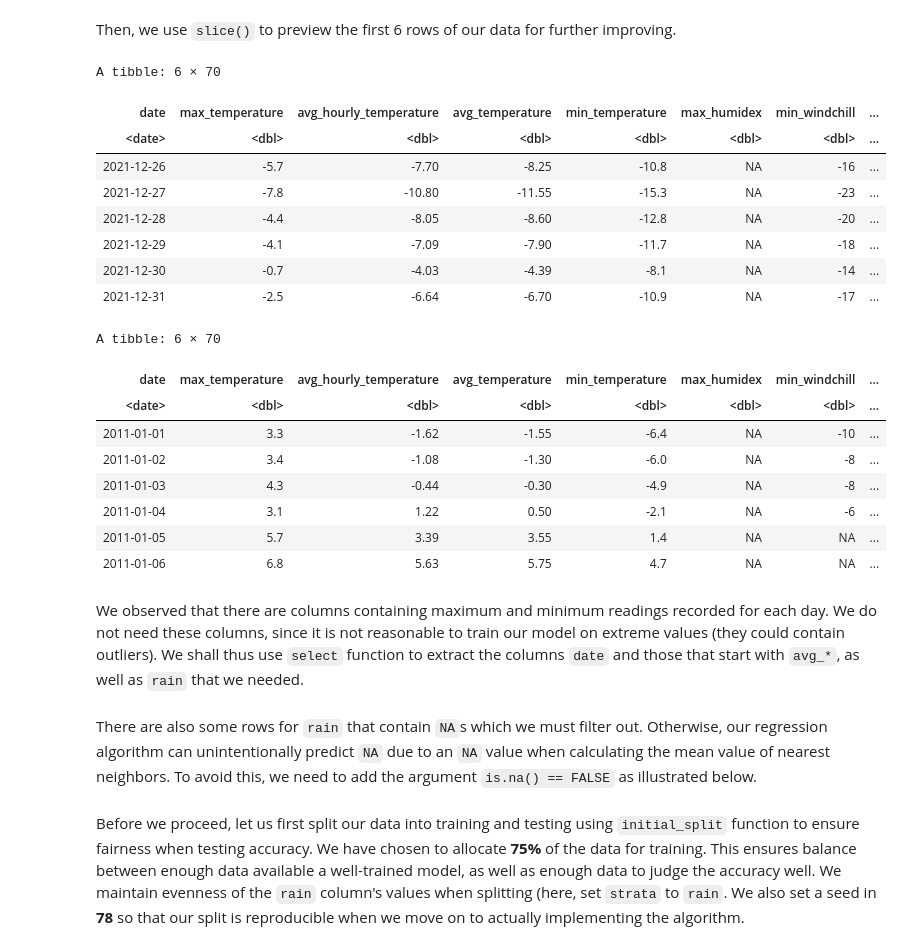
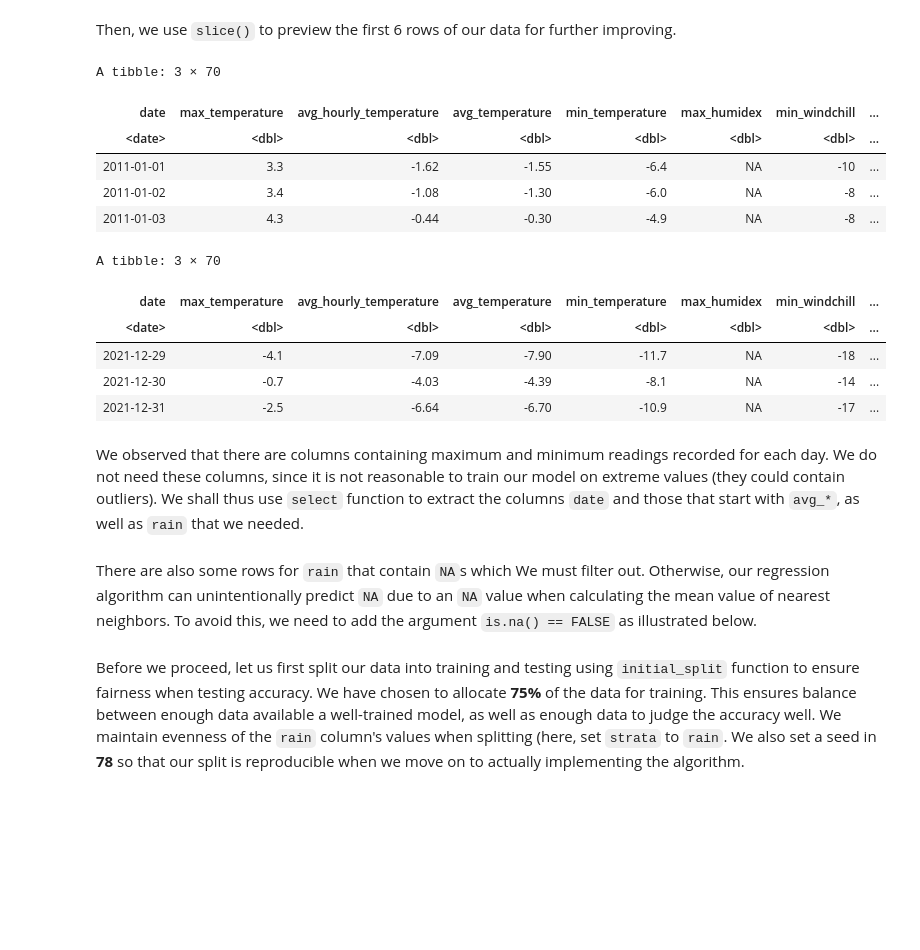
Before and after one commit to taimagher/Weather-Stats-Report, a Jupyter notebook: group78_report.ipynb, the cells around one changed output. Drawn from its saved outputs; the diff is of its cells as text; code cells hidden in the pictures; blank space fills up the shorter version.

```diff
--- a/group78_report.ipynb
+++ b/group78_report.ipynb
@@ -53,35 +53,29 @@ time  (2): sunrise, sunset
 ℹ Specify the column types or set `show_col_types = FALSE` to quiet this message.
 # %% [markdown]
 Then, we use `slice()` to preview the first 6 rows of our data for further improving.
-# %%
-weather |> tail(6)
-weather |> head(6)
-# %% [output]
-A tibble: 6 × 70
-| date | max_temperature | avg_hourly_temperature | avg_temperature | min_temperature | max_humidex | min_windchill | ... |
-| <date> | <dbl> | <dbl> | <dbl> | <dbl> | <dbl> | <dbl> | ... |
-| 2021-12-26 | -5.7 | -7.70 | -8.25 | -10.8 | NA | -16 | ... |
-| 2021-12-27 | -7.8 | -10.80 | -11.55 | -15.3 | NA | -23 | ... |
-| 2021-12-28 | -4.4 | -8.05 | -8.60 | -12.8 | NA | -20 | ... |
-| 2021-12-29 | -4.1 | -7.09 | -7.90 | -11.7 | NA | -18 | ... |
-| 2021-12-30 | -0.7 | -4.03 | -4.39 | -8.1 | NA | -14 | ... |
-| 2021-12-31 | -2.5 | -6.64 | -6.70 | -10.9 | NA | -17 | ... |
-A tibble: 6 × 70
-| date | max_temperature | avg_hourly_temperature | avg_temperature | min_temperature | max_humidex | min_windchill | ... |
-| <date> | <dbl> | <dbl> | <dbl> | <dbl> | <dbl> | <dbl> | ... |
-| 2011-01-01 | 3.3 | -1.62 | -1.55 | -6.4 | NA | -10 | ... |
-| 2011-01-02 | 3.4 | -1.08 | -1.30 | -6.0 | NA | -8 | ... |
-| 2011-01-03 | 4.3 | -0.44 | -0.30 | -4.9 | NA | -8 | ... |
-| 2011-01-04 | 3.1 | 1.22 | 0.50 | -2.1 | NA | -6 | ... |
-| 2011-01-05 | 5.7 | 3.39 | 3.55 | 1.4 | NA | NA | ... |
-| 2011-01-06 | 6.8 | 5.63 | 5.75 | 4.7 | NA | NA | ... |
+# %%
+weather |> head(3)
+weather |> tail(3)
+# %% [output]
+A tibble: 3 × 70
+| date | max_temperature | avg_hourly_temperature | avg_temperature | min_temperature | max_humidex | min_windchill | ... |
+| <date> | <dbl> | <dbl> | <dbl> | <dbl> | <dbl> | <dbl> | ... |
+| 2011-01-01 | 3.3 | -1.62 | -1.55 | -6.4 | NA | -10 | ... |
+| 2011-01-02 | 3.4 | -1.08 | -1.30 | -6.0 | NA | -8 | ... |
+| 2011-01-03 | 4.3 | -0.44 | -0.30 | -4.9 | NA | -8 | ... |
+A tibble: 3 × 70
+| date | max_temperature | avg_hourly_temperature | avg_temperature | min_temperature | max_humidex | min_windchill | ... |
+| <date> | <dbl> | <dbl> | <dbl> | <dbl> | <dbl> | <dbl> | ... |
+| 2021-12-29 | -4.1 | -7.09 | -7.90 | -11.7 | NA | -18 | ... |
+| 2021-12-30 | -0.7 | -4.03 | -4.39 | -8.1 | NA | -14 | ... |
+| 2021-12-31 | -2.5 | -6.64 | -6.70 | -10.9 | NA | -17 | ... |
 # %% [markdown]
 We observed that there are columns containing maximum and minimum readings recorded for each day. We do not need these columns, since it is not reasonable to train our model on extreme values (they could contain outliers). We shall thus use `select` function to extract the columns `date` and those that start with `avg_*`, as well as `rain` that we needed.
 # %%
 selected_rain_data <- weather |>
                     select(date, starts_with('avg'), rain)
 # %% [markdown]
-There are also some rows for `rain` that contain `NA`s which we must filter out. Otherwise, our regression algorithm can unintentionally predict `NA` due to an `NA` value when calculating the mean value of nearest neighbors. To avoid this, we need to add the argument `is.na() == FALSE` as illustrated below.
+There are also some rows for `rain` that contain `NA`s which We must filter out. Otherwise, our regression algorithm can unintentionally predict `NA` due to an `NA` value when calculating the mean value of nearest neighbors. To avoid this, we need to add the argument `is.na() == FALSE` as illustrated below.
 # %%
 rain_data <- selected_rain_data |>
                     filter(is.na(rain) == FALSE)
```
Also changed, not shown: parts of 27 cells of this notebook.
